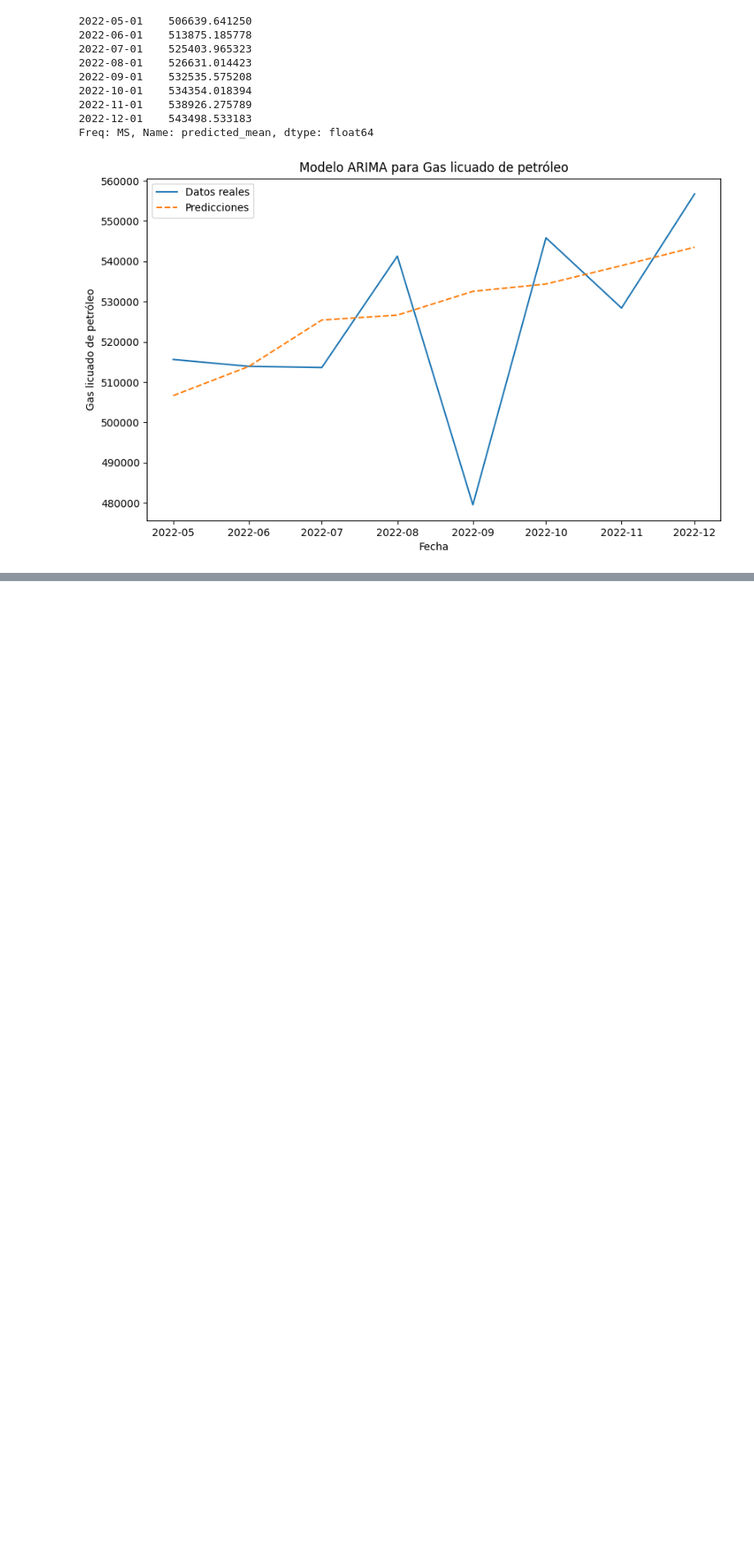
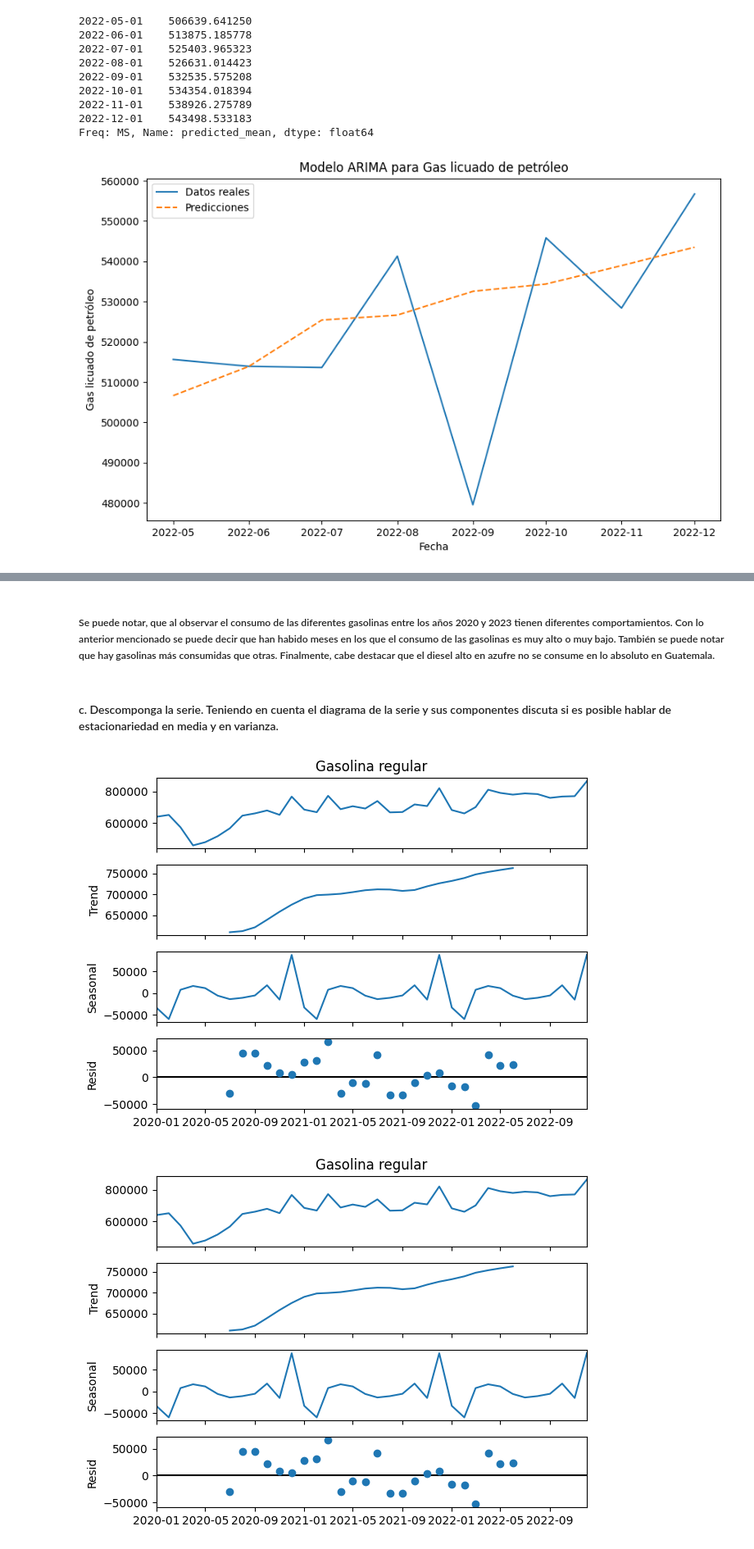
Before and after one commit to Javier19-cmd/Lab2-Data, a Jupyter notebook: Lab2.ipynb, the cells around one changed output, grey strips where cells are left out. Shown at 82% size. Saved outputs shown, nothing was run; the diff lists cells and outputs as text; code cells hidden in the pictures; blank space fills up the shorter version.

```diff
--- a/Lab2.ipynb
+++ b/Lab2.ipynb
@@ -2019,0 +2138,27 @@ Freq: MS, Name: predicted_mean, dtype: float64
+# %% [markdown]
+##### Se puede notar, que al observar el consumo de las diferentes gasolinas entre los años 2020 y 2023 tienen diferentes comportamientos. Con lo anterior mencionado se puede decir que han habido meses en los que el consumo de las gasolinas es muy alto o muy bajo. También se puede notar que hay gasolinas más consumidas que otras. Finalmente, cabe destacar que el diesel alto en azufre no se consume en lo absoluto en Guatemala.
+# %% [markdown]
+#### c. Descomponga la serie. Teniendo en cuenta el diagrama de la serie y sus componentes discuta si es posible hablar de estacionariedad en media y en varianza.
+# %%
+"""
+Gasolina regular
+Gasolina superior
+Diesel bajo azufre
+Diesel ultra bajo azufre
+Diesel alto azufre
+Gas licuado
+"""
+
+# Descomponer la serie de tiempo de la Gasolina regular.
+decomposition = sm.tsa.seasonal_decompose(df2["Gasolina regular"], model='additive')
+
+# Obtener los componentes de la descomposición
+tendencia = decomposition.trend
+estacionalidad = decomposition.seasonal
+residuo = decomposition.resid
+
+# Visualizar los componentes de la descomposición
+decomposition.plot()
+# %% [output]
+[figure, added]
+[figure, added]
```
Also changed, not shown: parts of 17 cells of this notebook.
